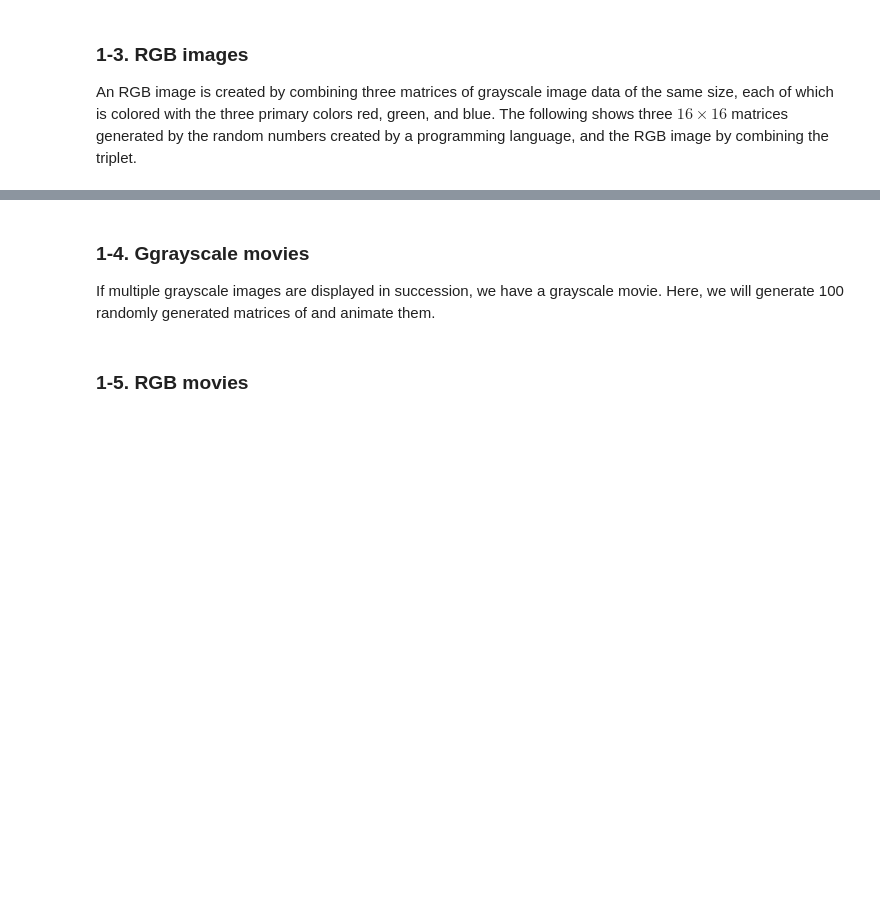
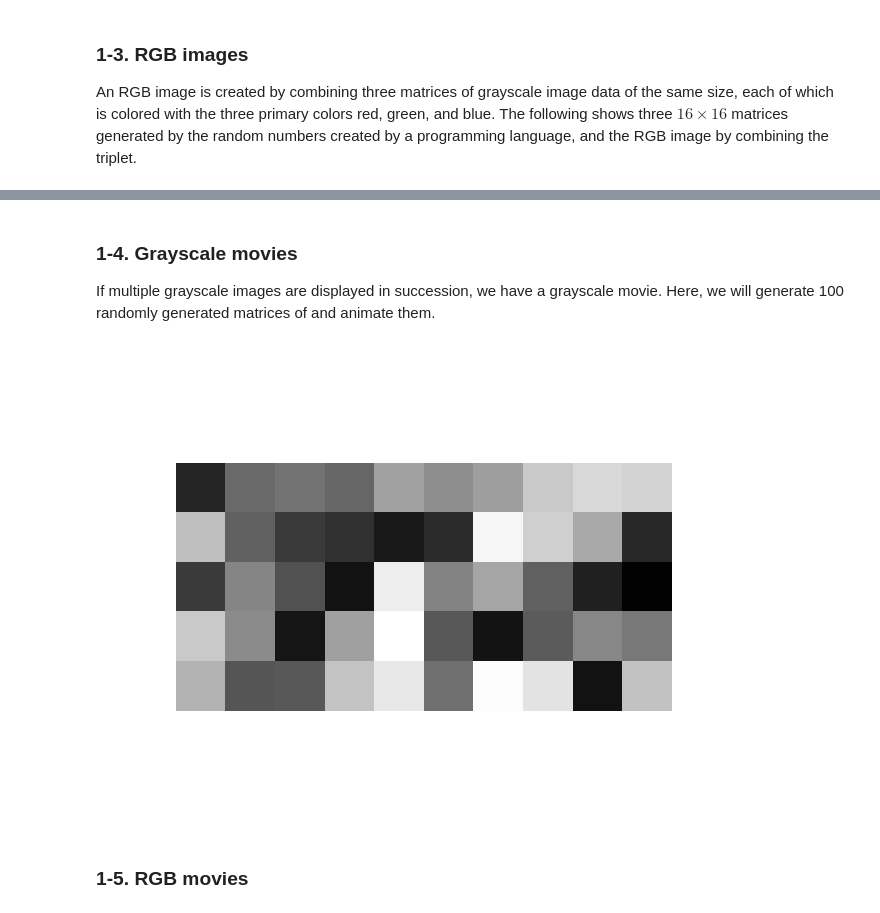
Before and after one commit to fiomfd/ATCM2025, a Jupyter notebook: Linear Algebra/python_matrix_and_data.ipynb, the cells around one changed output, grey strips where cells are left out. Drawn from its saved outputs; the diff is of its cells as text; code cells hidden in the pictures; blank space fills up the shorter version.

```diff
--- a/Linear Algebra/python_matrix_and_data.ipynb
+++ b/Linear Algebra/python_matrix_and_data.ipynb
@@ -33,5 +156,24 @@ An RGB image is created by combining three matrices of grayscale image data of t
 # %% [markdown]
-### 1-4. Ggrayscale movies
+### 1-4. Grayscale movies
 If multiple grayscale images are displayed in succession, we have a grayscale movie. Here, we will generate 100 randomly generated matrices of and animate them.
+# %%
+Agray = np.random.rand(5, 10, 100)
+
+fig, ax = plt.subplots()
+im = ax.imshow(Agray[:, :, 0], cmap="gray", vmin=0, vmax=1)
+ax.axis("off")
+
+def update(frame):
+    im.set_array(Agray[:, :, frame])
+    return [im]
+
+anim = FuncAnimation(fig, update, frames=Agray.shape[2], interval=333, blit=True)
+
+anim.save("grayscale_animation.gif", writer=PillowWriter(fps=3))
+plt.close()
+
+Image(filename="grayscale_animation.gif")
+# %% [output]
+[figure, added]
 # %% [markdown]
 ### 1-5. RGB movies
```
Also changed, not shown: parts of 10 cells of this notebook.
